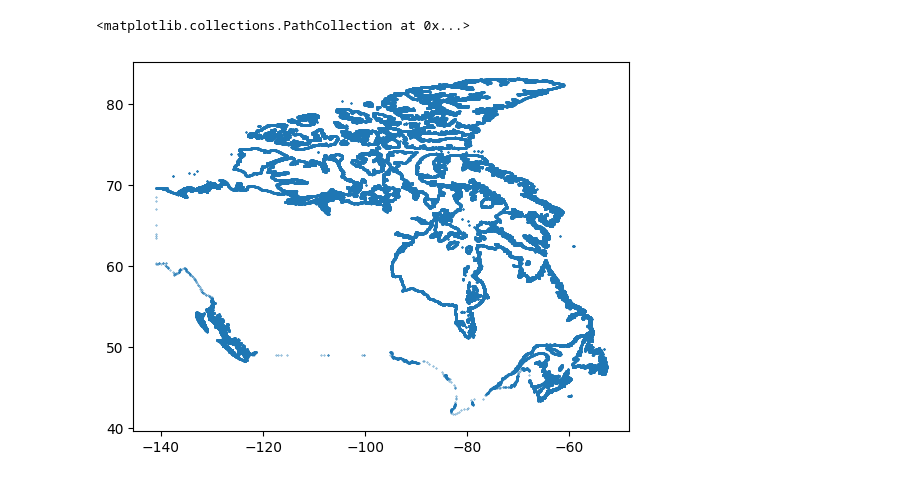
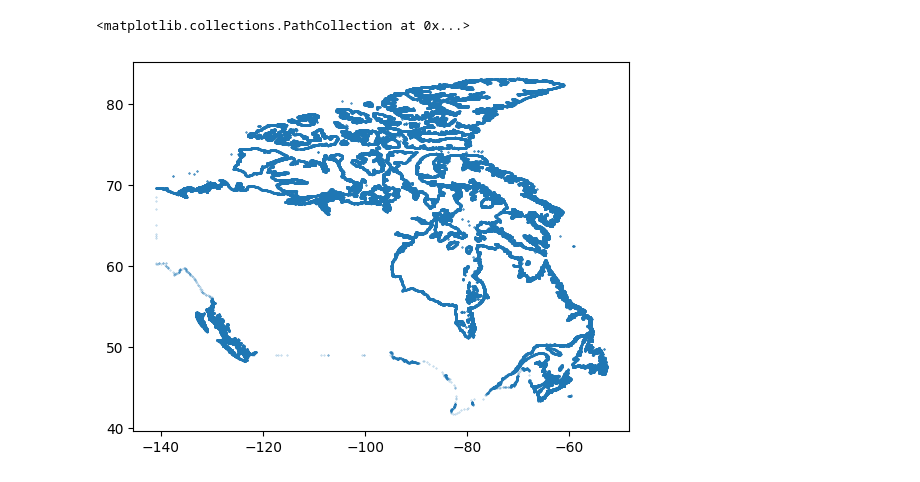
Before and after one commit to nicodigos/canada-borders, a Jupyter notebook: explore_borders_csv.ipynb, the cells around one changed output. Cells and saved outputs as stored; diff of their text form; code cells hidden in the pictures.

```diff
--- a/explore_borders_csv.ipynb
+++ b/explore_borders_csv.ipynb
@@ -7,6 +13,6 @@ df = pd.read_csv('borders.csv')
 # %%
 # lat y , lon x
-plt.scatter(df.lon, df.lat, s=0.1)
+plt.scatter(df.lon, df.lat, s=0.1, alpha=0.5)
 # %% [output]
 <matplotlib.collections.PathCollection at 0x...>
-[figure, old version]
+[figure, new version]
```
Also changed, not shown: parts of 10 cells of this notebook.
